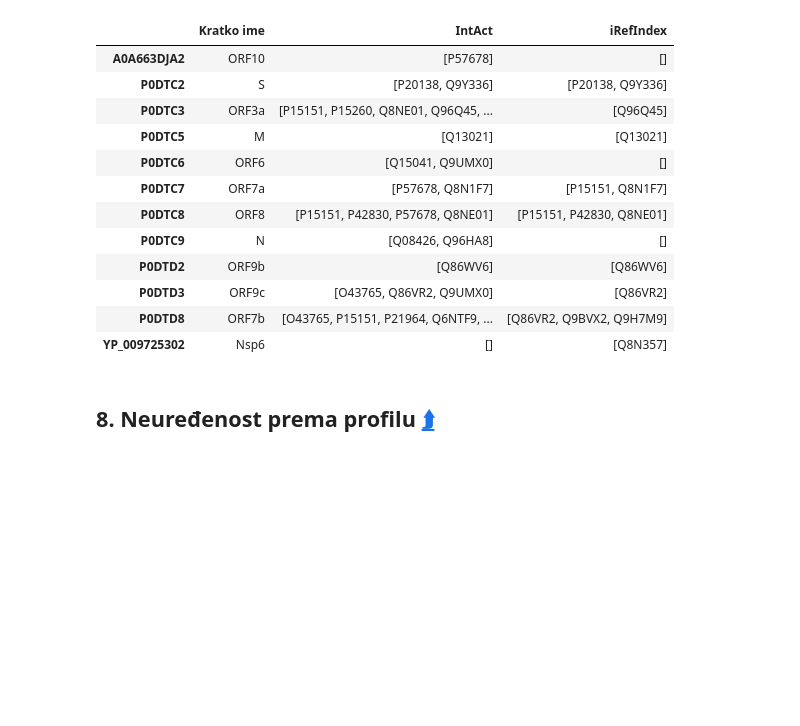
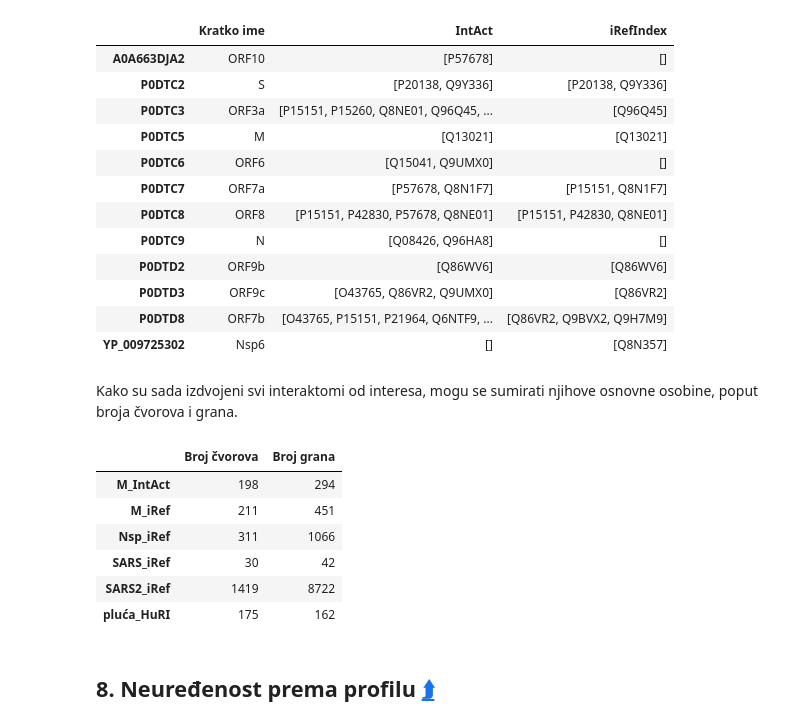
Before and after one commit to matfija/Neuredjenost-u-interaktomu, a Jupyter notebook: sveska/IDP_u_PPI.ipynb, the cells around one changed output. Saved outputs shown, nothing was run; the diff lists cells and outputs as text; code cells hidden in the pictures; blank space fills up the shorter version.

```diff
--- a/sveska/IDP_u_PPI.ipynb
+++ b/sveska/IDP_u_PPI.ipynb
@@ -1054,6 +1072,24 @@ presek(SARS_proteom, pluca_huri)
 | P0DTD3 | ORF9c | [O43765, Q86VR2, Q9UMX0] | [Q86VR2] |
 | P0DTD8 | ORF7b | [O43765, P15151, P21964, Q6NTF9, ... | [Q86VR2, Q9BVX2, Q9H7M9] |
 | YP_009725302 | Nsp6 | [] | [Q8N357] |
+# %% [markdown]
+Kako su sada izdvojeni svi interaktomi od interesa, mogu se sumirati njihove osnovne osobine, poput broja čvorova i grana.
+# %%
+# Spisak svih interaktoma od interesa
+interaktomi = [M_intact, M_iref, Nsp_iref, SARS_iref, SARS2_iref, pluca_huri]
+
+# Tabeliranje osnovnih osobina za prikaz
+pd.DataFrame({'Broj čvorova': map(lambda interaktom: interaktom.n, interaktomi),
+              'Broj grana': map(lambda interaktom: interaktom.m, interaktomi)},
+             index=['M_IntAct', 'M_iRef', 'Nsp_iRef', 'SARS_iRef', 'SARS2_iRef', 'pluća_HuRI'])
+# %% [output]
+|  | Broj čvorova | Broj grana |
+| M_IntAct | 198 | 294 |
+| M_iRef | 211 | 451 |
+| Nsp_iRef | 311 | 1066 |
+| SARS_iRef | 30 | 42 |
+| SARS2_iRef | 1419 | 8722 |
+| pluća_HuRI | 175 | 162 |
 # %% [markdown]
 ## 8. Neuređenost prema profilu [⮭]<a id="par:profil"></a>
 
```
Also changed, not shown: parts of 5 cells of this notebook, 7 other files.
